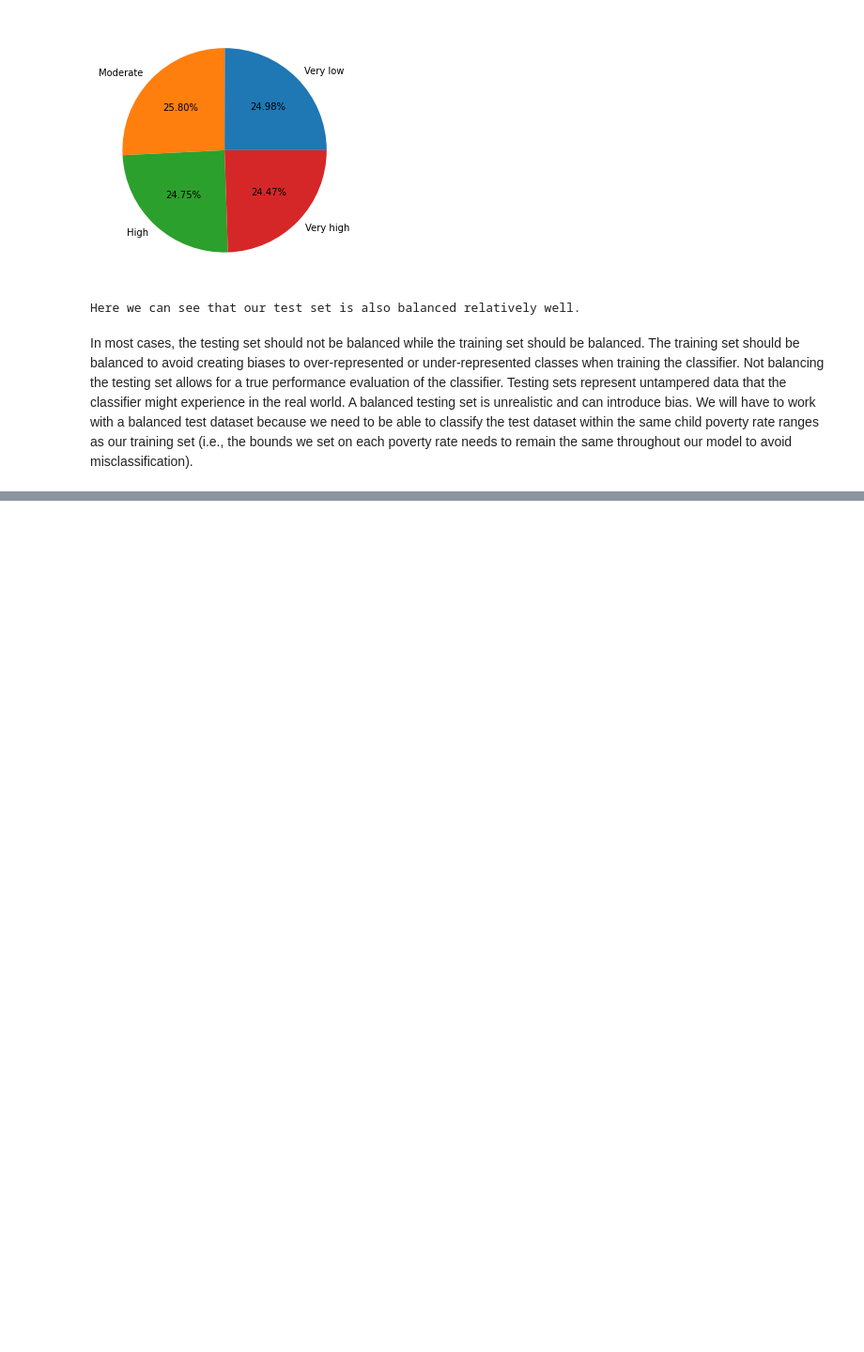
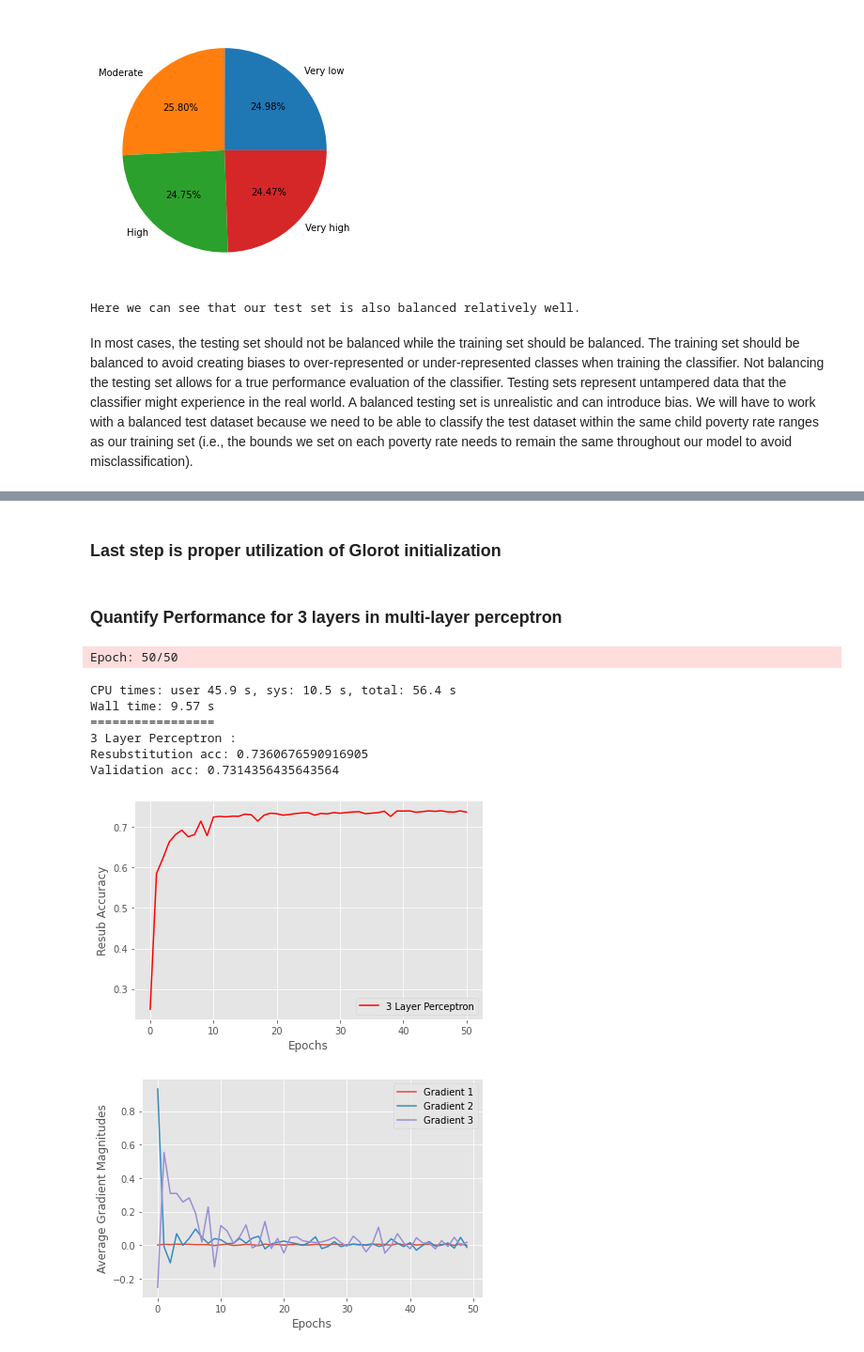
Before and after one commit to kirkwat/machine-learning, a Jupyter notebook: lab4/miro.ipynb, the cells around one changed output, grey strips where cells are left out. Shown at 94% size. Saved outputs shown, nothing was run; the diff lists cells and outputs as text; code cells hidden in the pictures; blank space fills up the shorter version.

```diff
--- a/lab4/miro.ipynb
+++ b/lab4/miro.ipynb
@@ -384,0 +694,25 @@ plt.show()
+# %% [markdown]
+### Last step is proper utilization of Glorot initialization
+# %%
+# Adapted example from https://github.com/eclarson/MachineLearningNotebooks/blob/master/08.%20Practical_NeuralNets.ipynb
+class MLPBetterInitial(MLPMiniBatchCrossEntropy):
+    def _initialize_weights(self):
+        """Initialize weights Glorot and He normalization."""
+        W = []
+        #initialize weights for first layer
+        init_bound = 4*np.sqrt(6. / (self.n_hidden + self.n_features_ + 1))
+        W.append(np.random.uniform(-init_bound, init_bound,(self.n_hidden, self.n_features_ + 1)))
+        W[0][:,:1] = 0
+        #initialize weights for middle layers
+        for i in range(self.layers-2):
+            init_bound = 4*np.sqrt(6. / (2*self.n_hidden + 1))
+            W.append(np.random.uniform(-init_bound, init_bound,(self.n_hidden, self.n_hidden + 1)))
+            W[len(W) - 1][:,:1] = 0
+        #initialize weights for first layer
+        init_bound = 4*np.sqrt(6. / (self.n_output_ + self.n_hidden + 1))
+        W.append(np.random.uniform(-init_bound, init_bound,(self.n_output_, self.n_hidden + 1)))
+        W[-1][:,:1] = 0
+
+        return W
+# %% [markdown]
+### Quantify Performance for 3 layers in multi-layer perceptron
@@ -384,0 +760,21 @@ plt.show()
+# %%
+vals = { 'layers':3, 'n_hidden':30,
+         'C':0.1, 'epochs':50, 'eta':0.001,
+         'alpha':0.001, 'decrease_const':1e-5, 'minibatches':50,
+         'shuffle':True,'random_state':1}
+
+#quantify performance using accuracy
+nn = MLPBetterInitial(**vals)
+%time gradients = nn.fit(X_train_norm_enc, y_train, print_progress=1)
+#display accuracy performance and average gradient magnitudes for each layer
+print_result(nn,X_train_norm_enc,y_train, X_test_norm_enc, y_test,gradients,title="3 Layer Perceptron")
+# %% [output]
+Epoch: 50/50
+CPU times: user 45.9 s, sys: 10.5 s, total: 56.4 s
+Wall time: 9.57 s
+=================
+3 Layer Perceptron :
+Resubstitution acc: 0.7360676590916905
+Validation acc: 0.7314356435643564
+[figure, added]
+[figure, added]
```
Also changed, not shown: parts of 45 cells of this notebook.
